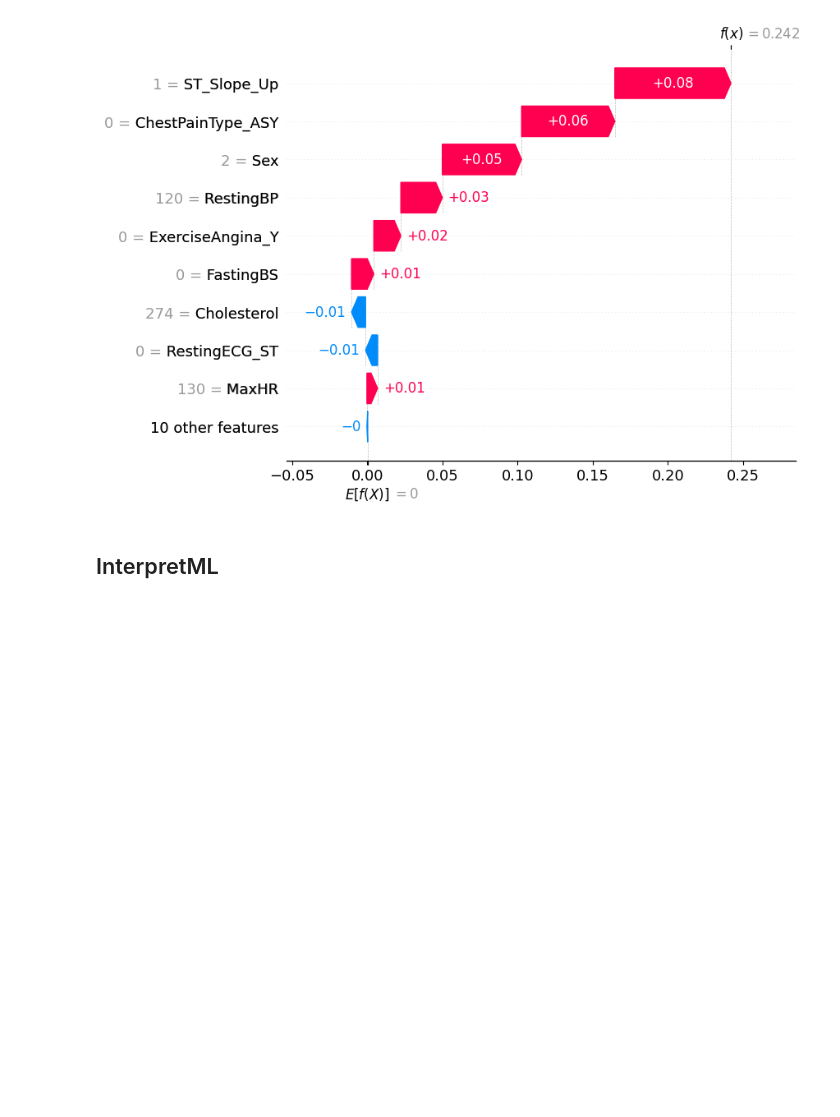
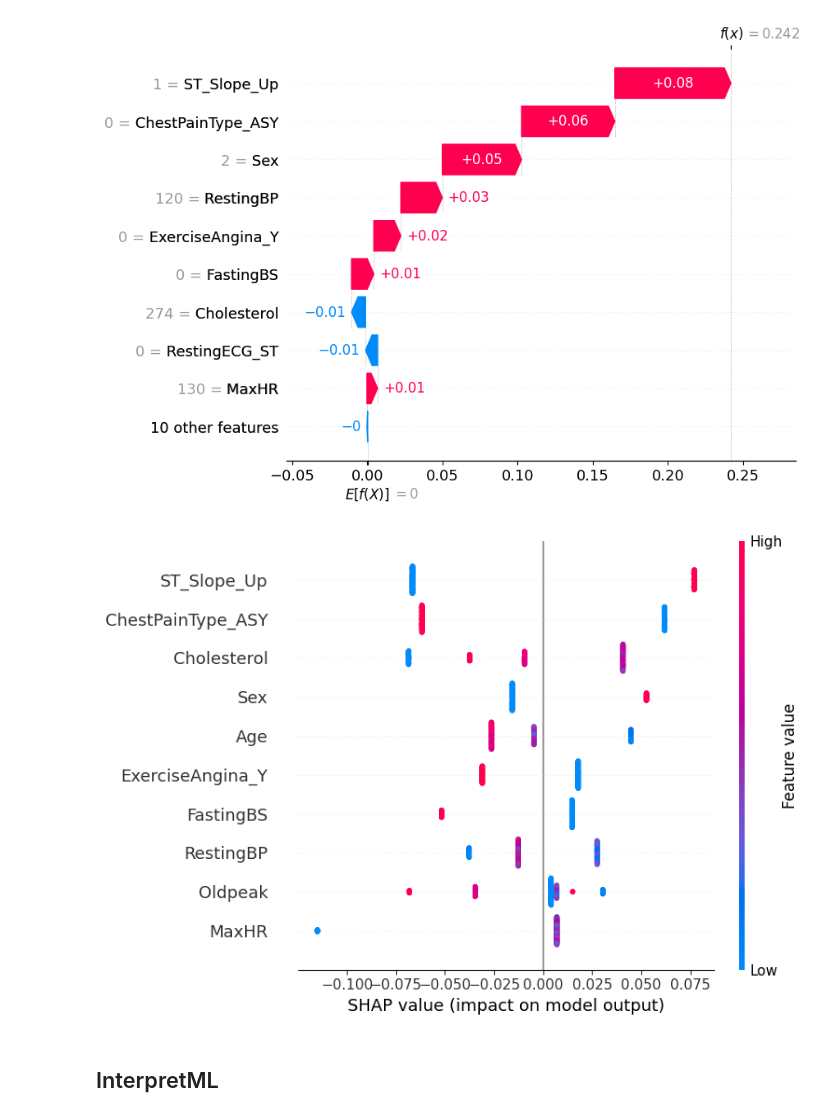
Before and after one commit to XueningD65/TriageAssist, a Jupyter notebook: model_explain_FI_HTML.ipynb, the cells around one changed output. Saved outputs shown, nothing was run; the diff lists cells and outputs as text; code cells hidden in the pictures; blank space fills up the shorter version.

```diff
--- a/model_explain_FI_HTML.ipynb
+++ b/model_explain_FI_HTML.ipynb
@@ -321,6 +327,10 @@ Model:   Training accuracy: 87.68% | Test accuracy: 88.59% | F1 score: 0.897
 Train Confusion matrix [359  53  47 353] | Test Confusion Matrix [72 11 10 91]
 [figure]
 [figure]
+# %%
+shap.summary_plot(shap_values[0], X_test, max_display = 10)
+# %% [output]
+[figure, added]
 # %% [markdown]
 ## InterpretML
 # %%
```
Also changed, not shown: parts of 9 cells of this notebook, 4 other files.
